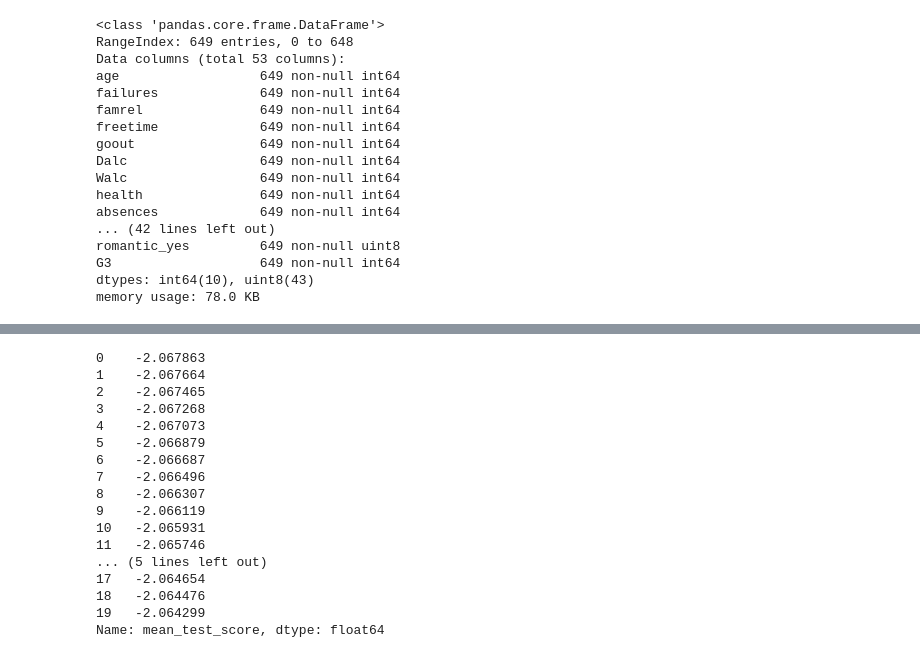
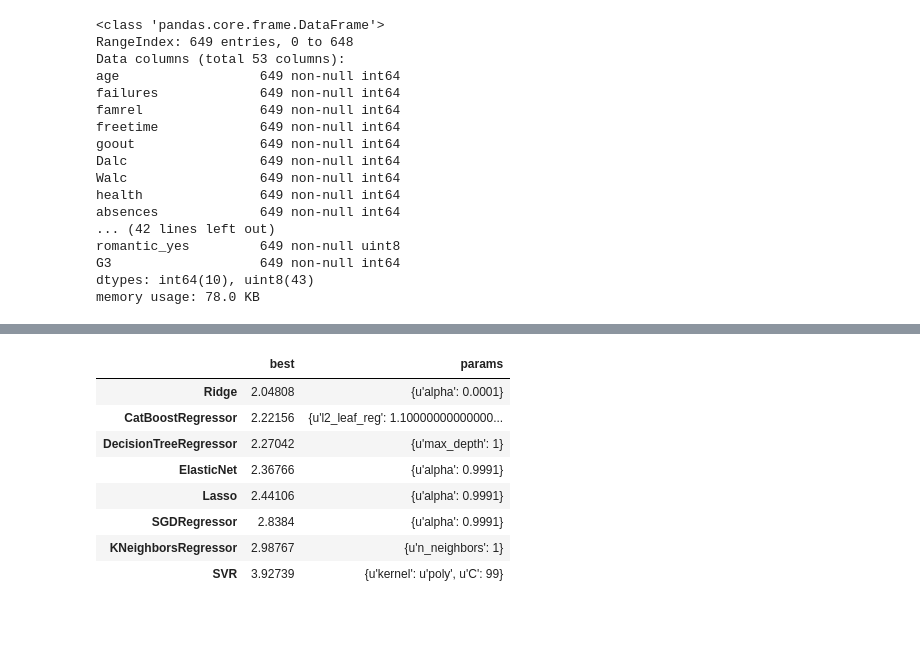
Before and after one commit to dimstunt/ml_2019_05_29, a Jupyter notebook: student_performance.ipynb, the cells around one changed output, grey strips where cells are left out. Cells and saved outputs as stored; diff of their text form; code cells hidden in the pictures; blank space fills up the shorter version.

```diff
--- a/student_performance.ipynb
+++ b/student_performance.ipynb
@@ -170,3 +140,8 @@ def remove_collinear_features(x, threshold):
+# %%
+cat = ['Medu', 'Fedu', 'traveltime', 'studytime', 'school', 'sex',
+       'address', 'famsize', 'Pstatus', 'Mjob', 'Fjob', 'reason',
+       'guardian', 'schoolsup', 'famsup', 'paid', 'activities',
+       'nursery', 'higher', 'internet', 'romantic']
 # %%
 features = df.copy()
 numeric_subset = df.select_dtypes('number')
@@ -175,10 +150,7 @@ for c in numeric_subset.columns:
         next
     else:
         numeric_subset['log_' + c] = np.log(numeric_subset[c])
-categorical_subset = df[['Medu', 'Fedu', 'traveltime', 'studytime', 'school', 'sex',\
-                            'address', 'famsize', 'Pstatus', 'Mjob', 'Fjob', 'reason', \
-                            'guardian', 'schoolsup', 'famsup', 'paid', 'activities', \
-                            'nursery', 'higher', 'internet', 'romantic']]
+categorical_subset = features[cat]
 categorical_subset = pd.get_dummies(categorical_subset)
 features = pd.concat([numeric_subset, categorical_subset], axis = 1)
 features.shape
@@ -284,29 +272,29 @@ X = features.drop(['G3'], axis=1)
 # %%
 Y = features['G3']
 # %%
-models = [[Ridge(random_state=123890), 0],
-          [SGDRegressor(loss='huber', random_state=123890), 0],
-          [Lasso(random_state=123890), 0],
-          [ElasticNet(random_state=123890), 0],
-          [tree.DecisionTreeRegressor(random_state=123890, criterion='mae'), 1],
-          [SVR(), 2],
-          [KNeighborsRegressor(metric='manhattan'), 3]]
+models = [{'model':Ridge(random_state=123890), 'param_grid':0},
+          {'model':SGDRegressor(loss='huber', random_state=123890), 'param_grid':0},
+          {'model':Lasso(random_state=123890), 'param_grid':0},
+          {'model':ElasticNet(random_state=123890), 'param_grid':0},
+          {'model':tree.DecisionTreeRegressor(random_state=123890, criterion='mae'), 'param_grid':1},
+          {'model':SVR(), 'param_grid':2},
+          {'model':KNeighborsRegressor(metric='manhattan'), 'param_grid':3},
+          {'model':CatBoostRegressor(loss_function='MAE', random_state=123890), 'param_grid':4}]
 
 scorer = make_scorer(mean_absolute_error)
-res = {model[0].__class__.__name__: [] for model in models}
-p_g = [{'alpha': np.arange(0.001, 1.001, 0.001)},
+p_g = [{'alpha': np.arange(0.0001, 1, 0.001)},
        {'max_depth':np.arange(1, 6)},
        {'kernel': ['rbf', 'linear', 'poly'], 'C': np.arange(1, 100)},
-       {'n_neighbors':np.arange(1, 10)}
+       {'n_neighbors':np.arange(1, 10)},
+       {'l2_leaf_reg':np.arange(0.5, 1.5, 0.05), 'depth':np.arange(6, 9, 1)}
       ]
 # %%
-res = {model.__class__.__name__: 0 for model in models}
+res = {model['model'].__class__.__name__: 0 for model in models}
 for model in models:
-    gr = GridSearchCV(estimator=model[0], param_grid=p_g[model[1]],
+    gr = GridSearchCV(estimator=model['model'], param_grid=p_g[model['param_grid']],
                   n_jobs=-1, verbose=1, cv=10, scoring=scorer, return_train_score=True
              )
     gr.fit(X, Y)
-    res[model.__class__.__name__] = [gr.best_score_, gr.best_params_]
-    print(res)
+    res[model['model'].__class__.__name__] = {'best':gr.best_score_, 'params':gr.best_params_}
 # %% [output]
 Fitting 10 folds for each of 1000 candidates, totalling 10000 fits
@@ -410,20 +360,0 @@ df3 = pd.DataFrame(gr.cv_results_)
-# %%
-df3['mean_test_score'].T
-# %% [output]
-0    -2.067863
-1    -2.067664
-2    -2.067465
-3    -2.067268
-4    -2.067073
-5    -2.066879
-6    -2.066687
-7    -2.066496
-8    -2.066307
-9    -2.066119
-10   -2.065931
-11   -2.065746
-... (5 lines left out)
-17   -2.064654
-18   -2.064476
-19   -2.064299
-Name: mean_test_score, dtype: float64
@@ -441,0 +361,12 @@ df2 = pd.get_dummies(df, columns=['Medu', 'Fedu', 'traveltime', 'studytime', 'sc
+# %%
+pd.DataFrame(res).T.sort_values(['best'])
+# %% [output]
+|  | best | params |
+| Ridge | 2.04808 | {u'alpha': 0.0001} |
+| CatBoostRegressor | 2.22156 | {u'l2_leaf_reg': 1.10000000000000... |
+| DecisionTreeRegressor | 2.27042 | {u'max_depth': 1} |
+| ElasticNet | 2.36766 | {u'alpha': 0.9991} |
+| Lasso | 2.44106 | {u'alpha': 0.9991} |
+| SGDRegressor | 2.8384 | {u'alpha': 0.9991} |
+| KNeighborsRegressor | 2.98767 | {u'n_neighbors': 1} |
+| SVR | 3.92739 | {u'kernel': u'poly', u'C': 99} |
```
Also changed, not shown: parts of 20 cells of this notebook.
